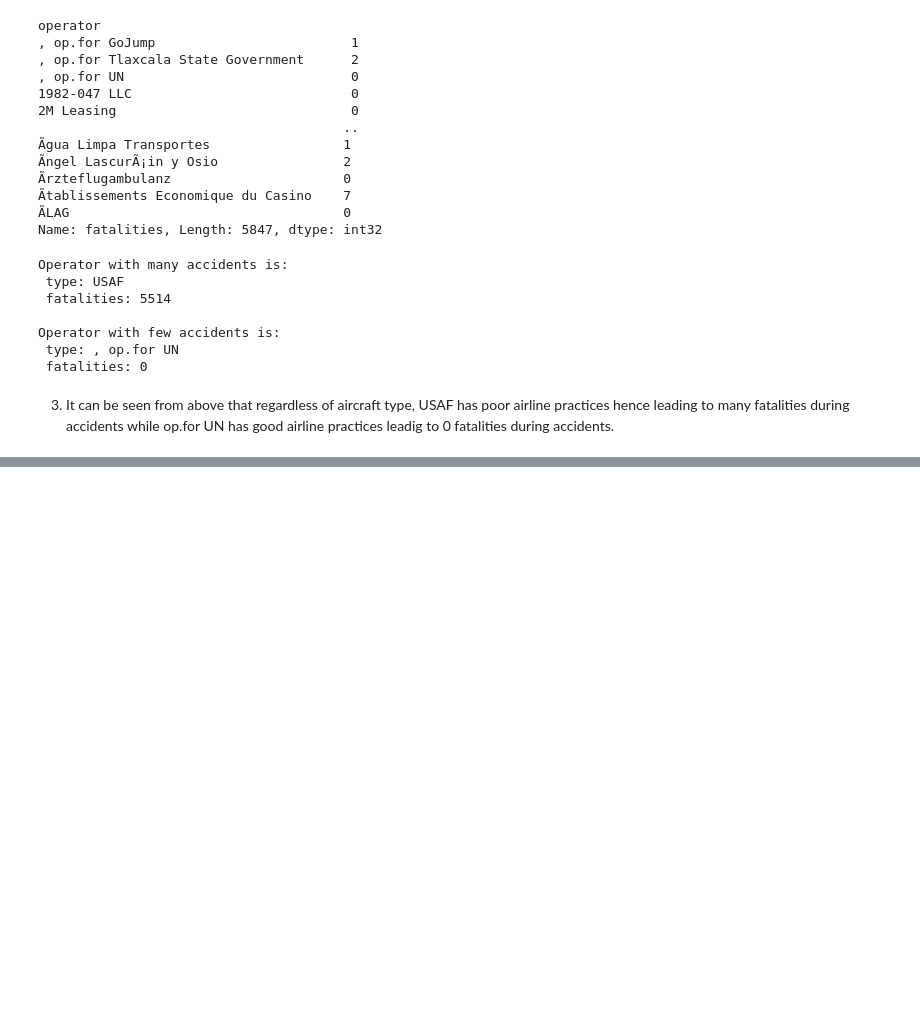
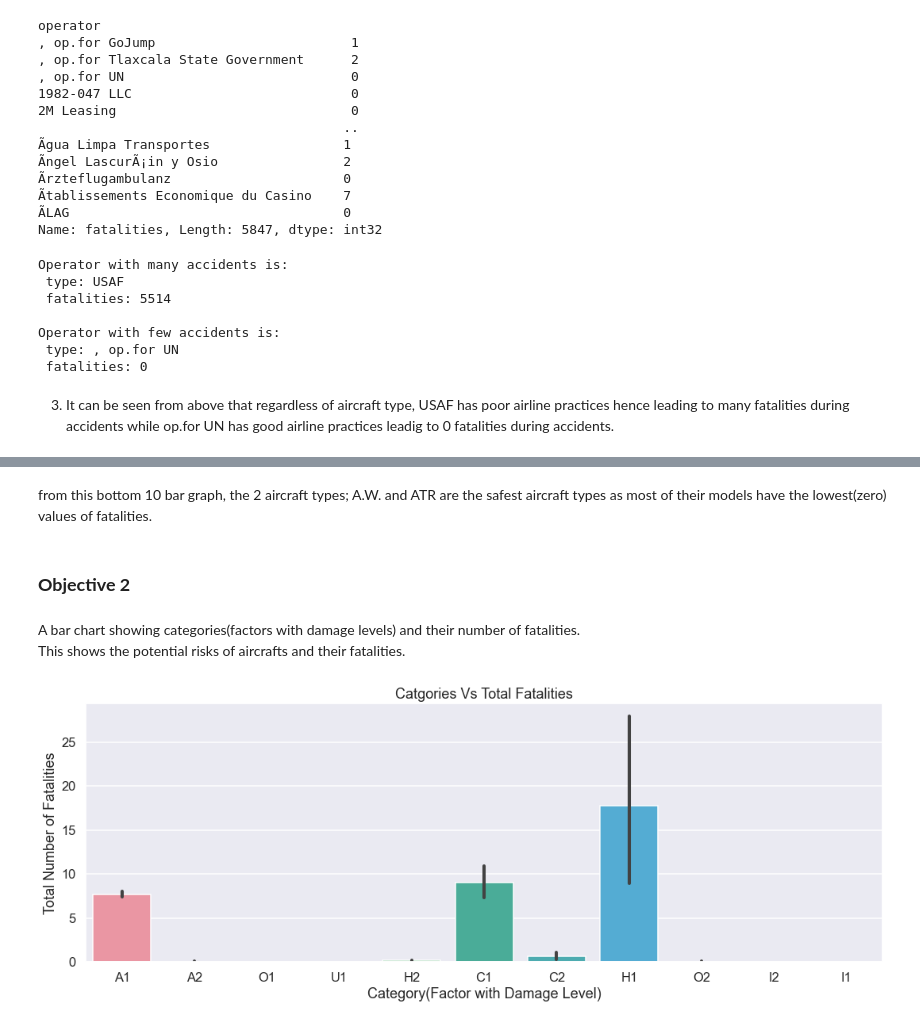
Before and after one commit to Christine-Muhoro/Phase-1-Project, a Jupyter notebook: index.ipynb, the cells around one changed output, grey strips where cells are left out. Drawn from its saved outputs; the diff is of its cells as text; code cells hidden in the pictures; blank space fills up the shorter version.

```diff
--- a/index.ipynb
+++ b/index.ipynb
@@ -658,0 +700,14 @@ Operator with few accidents is:
+# %% [markdown]
+from this bottom 10 bar graph, the 2 aircraft types; A.W. and ATR are the safest aircraft types as most of their models have the lowest(zero) values of fatalities.
+# %% [markdown]
+### **Objective 2**
+# %% [markdown]
+A bar chart showing categories(factors with damage levels) and their number of fatalities.
+This shows the potential risks of aircrafts and their fatalities.
+# %%
+sns.barplot(x=df['cat'], y=df['fatalities'])
+plt.title("Catgories Vs Total Fatalities")
+plt.xlabel("Category(Factor with Damage Level)")
+plt.ylabel("Total Number of Fatalities");
+# %% [output]
+[figure, added]
```
Also changed, not shown: parts of 21 cells of this notebook, 1 other file.
